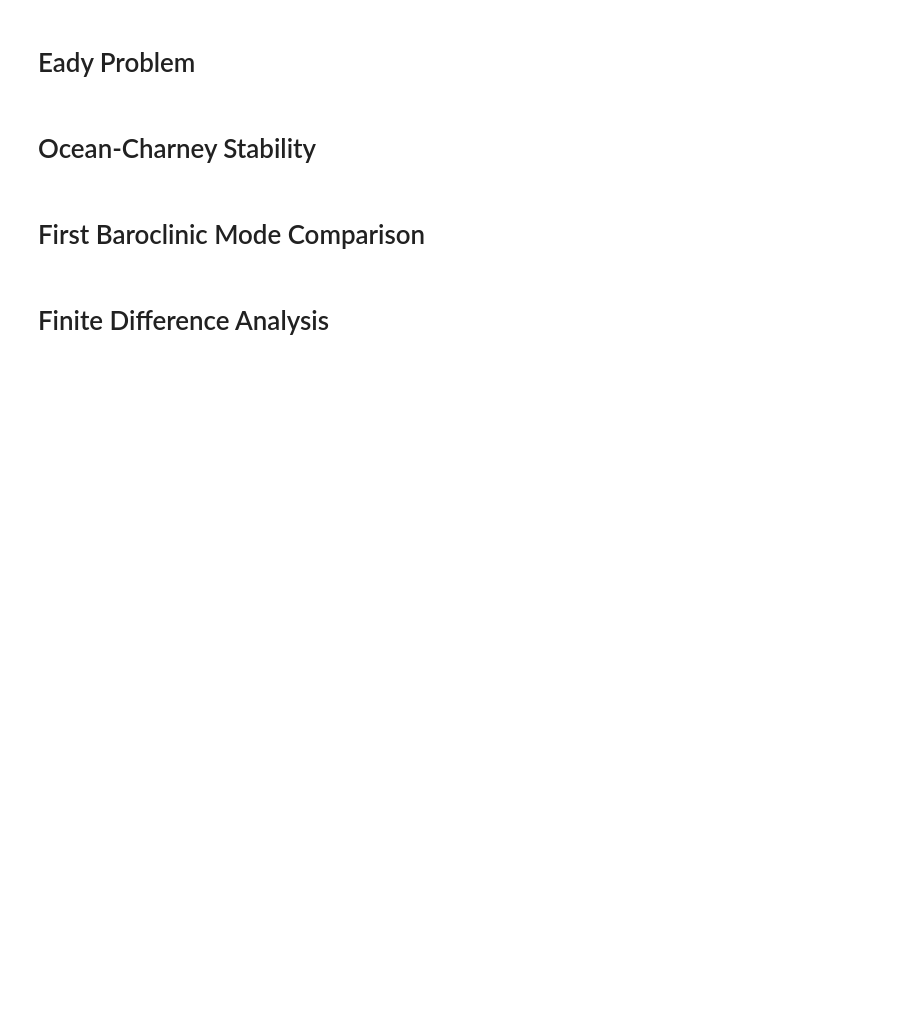
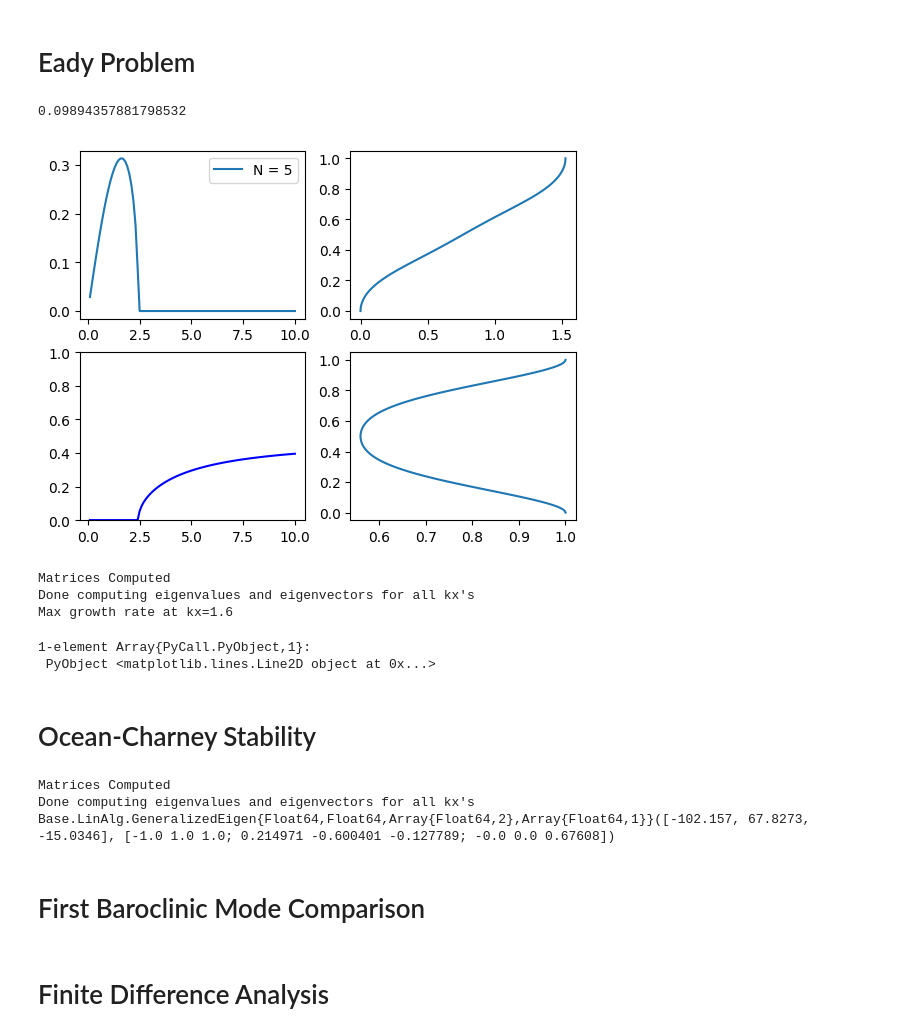
Before and after one commit to mwatwood-cu/QG-Galerkin, a Jupyter notebook: Julia Coefficients.ipynb, the cells around one changed output. Cells and saved outputs as stored; diff of their text form; code cells hidden in the pictures; blank space fills up the shorter version.

Commit message:
Cleaned up method naming and worked on Ocean Charney problem

```diff
--- a/Julia Coefficients.ipynb
+++ b/Julia Coefficients.ipynb
@@ -135,13 +141,12 @@ function u_galerkin_coefficients(size::Int64, dq_coefficients, dvt_plus, dvt_min
     r_piece3 = dvt_minus*p_psi_function(size,0.0)
     rhs = r_piece1-r_piece2+r_piece3
     lhs = LMatrix[2:size,2:size]
-    print(lhs)
     rhs = rhs[2:size]
     coefficients = lhs \ rhs
     return prepend!(coefficients,[first_u_coefficient])
 end
 
-function u_galerkin(size::Int64, coefficients, value::Float64)
+function u_galerkin(size::Int64, coefficients, value)
     sumTotal = 0
     for i=0:size-1
         sumTotal = sumTotal + coefficients[i+1]*(jacobi(2.*value -1., i, 0,0)+b_n(i)*jacobi(2.*value -1.,i+2,0,0))
@@ -253,16 +315,19 @@ M = M_ij(matrixSize)
 dqc = dq_galerkin_coefficients(matrixSize, dq)
 ugc = u_galerkin_coefficients(matrixSize, dqc,dy_vartheta_bar(S_constant, dz, 1.), dy_vartheta_bar(S_constant, dz, 0.), first_coefficient, dz, S_constant, L, B)
 
+#Test method
 u_galerkin(matrixSize, ugc, .1)
 #U_ij(matixSize, ugc)
 
 #dq_galerkin(matrixSize, dqc, .3)
 #Q_ij(matrixSize, dqc)
+# %% [output]
+0.09894357881798532
 # %%
 using PyPlot
 ioff()
 
-nodePoints = 100 # nodePoints already defined above
+nodePoints = 100 # redefining for ease of alteration
 matrixSize = 5
 
 B = B_ij(matrixSize)
@@ -274,38 +339,51 @@ kxFinish = 10.
 steps = 100
 beta = 0
 ky = 0
 kxs = linspace(kxStart, kxFinish, steps)
-growthRates, vectors, w_speeds, w_minSpeeds = growthRateEigenValues(matrixSize, beta, ky, kxs, steps, S_constant, dq, dz, dy_vartheta_bar(S_constant, dz, 1.), dy_vartheta_bar(S_constant, dz, 0.))
+eigenValuesAndVectors = getSimplifiedStabilityEigenObjectsOfKx(matrixSize, beta, ky, kxs, S_constant, dq, dz, dy_vartheta_bar(S_constant, dz, 1.), dy_vartheta_bar(S_constant, dz, 0.), first_coefficient)
+growthRates, vectors, w_speeds, w_minSpeeds = getStabilityValues(eigenValuesAndVectors, kxs)
 
-highVector = vectors[16]
+maxIndex = indmax(growthRates)
+maxKx = kxs[maxIndex]
+print("Max growth rate at kx=$maxKx")
+highVector = vectors[maxIndex]
 psi_coeffs = highVector[1]*psi(matrixSize, 1.6, ky, M, L, 1.)-highVector[2]*psi(matrixSize,1.6,ky, M,L,0.)
 
 heights = linspace(0,1,100)
 psi_angles = zeros(length(heights))
 psi_amps = zeros(length(heights))
 for i=1:length(heights)
     psi_val = galerkin_p_psi_print(matrixSize, psi_coeffs, heights[i])
     psi_angles[i] = angle(psi_val)
     psi_amps[i] = abs(psi_val)
 end
 
 #print(kxs[25])
 fig, axes = subplots(2,2)
 ax = axes[1,1]
 ax[:plot](kxs, growthRates, label="N = $matrixSize")
 ax[:legend](loc="upper right")
 ax = axes[2,1]
 ax[:plot](kxs, w_speeds, "b-")
 ax[:plot](kxs, w_minSpeeds, "b-")
 ax[:set_ylim]([0,1])
 ax = axes[1,2]
 ax[:plot](psi_angles - psi_angles[1], heights)
 
 ax = axes[2,2]
 ax[:plot](psi_amps/maximum(psi_amps), heights)
+# %% [output]
+[figure, added]
+Matrices Computed
+Done computing eigenvalues and eigenvectors for all kx's
+Max growth rate at kx=1.6
+1-element Array{PyCall.PyObject,1}:
+ PyObject <matplotlib.lines.Line2D object at 0x...>
 # %% [markdown]
 # Ocean-Charney Stability
 # %%
+using PyPlot
+
 function u_OC(value)
     if(value isa Number)
         return 1/54*(3*exp(6*value)*(6*value -1)-2*exp(6)-1)
@@ -354,7 +432,8 @@ function du_OC(value)
     end
 end
 
-matrixSize = 10
+first_coefficient = 0
+matrixSize = 12
 kxStart = 0.1
 kxFinish = 10.
 steps = 100
@@ -362,8 +441,21 @@ beta = 0
 ky = 0
 kxs = linspace(kxStart, kxFinish, steps)
 
-growthRates, vectors, w_speeds, w_minSpeeds = growthRateEigenValues(matrixSize, beta, ky, kxs, steps, S_OC, dq_OC, du_OC, -2, 0)
-plot(kxs, growthRates)
+#= Test set
+(B,L,M,U,Q,u_coefficients,dq_coefficients) = computeMatricesForStabilityAnalysis(matrixSize,S_OC, dq_OC, du_OC, -2, 0, first_coefficient)
+testPoint = 0.9
+realValue = u_OC(testPoint)
+galerkinValue = u_galerkin(matrixSize, u_coefficients, testPoint)
+x = 0.1:0.01:0.9
+plot(x, u_OC(x), x, u_galerkin(matrixSize, u_coefficients, x))
+=#
+
+eigenValuesAndVectors = getCompleteStabilityEigenObjectsOfKx(matrixSize, beta, ky, kxs, S_OC, dq_OC, du_OC, -2, 0, first_coefficient)
+println(eigenValuesAndVectors[1])
+# %% [output]
+Matrices Computed
+Done computing eigenvalues and eigenvectors for all kx's
+Base.LinAlg.GeneralizedEigen{Float64,Float64,Array{Float64,2},Array{Float64,1}}([-102.157, 67.8273, -15.0346], [-1.0 1.0 1.0; 0.214971 -0.600401 -0.127789; -0.0 0.0 0.67608])
 # %% [markdown]
 # First Baroclinic Mode Comparison
 # %%
```
Also changed, not shown: parts of 7 cells of this notebook.
